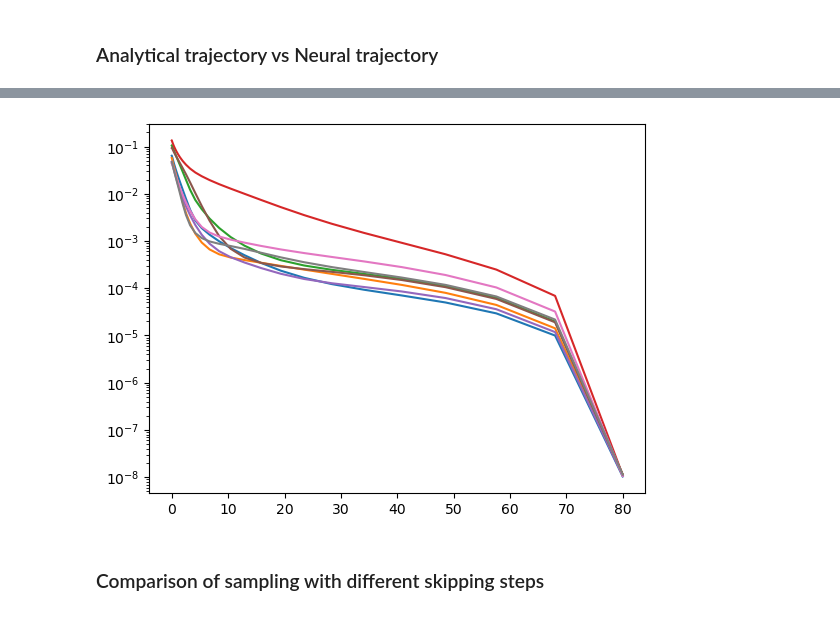
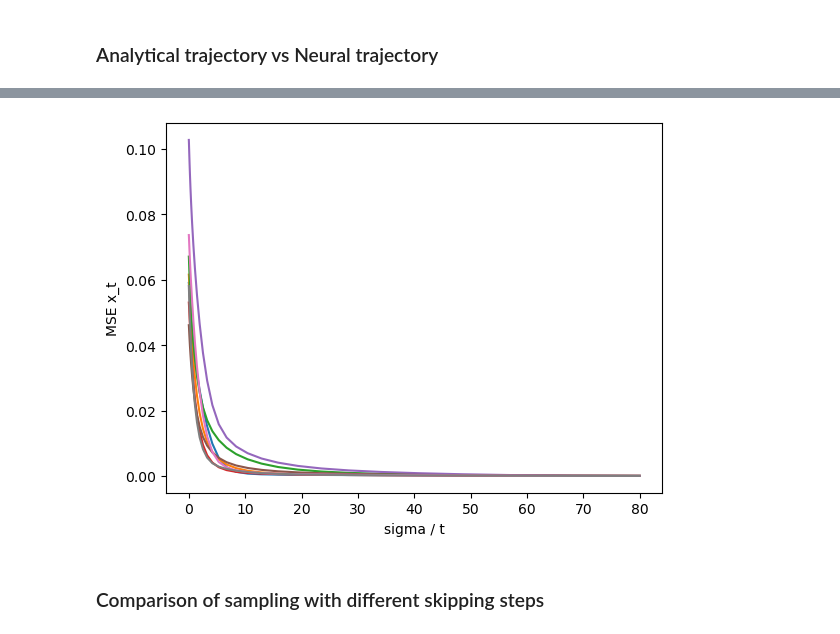
Before and after one commit to Animadversio/GaussianTeleportationDiffusion, a Jupyter notebook: notebooks/demo_edm_score.ipynb, the cells around one changed output, grey strips where cells are left out. Cells and saved outputs as stored; diff of their text form; code cells hidden in the pictures.

```diff
--- a/notebooks/demo_edm_score.ipynb
+++ b/notebooks/demo_edm_score.ipynb
@@ -198,7 +198,7 @@ PCA_name_dict = {"cifar32": "cifar32_PCA.pt",
                  "afhq64": "afhqv264_PCA.pt",
                  "imagenet64": "imagenet64_PCA.pt"}
 
-dataset_name = "cifar32" # choose from "cifar32", "ffhq64", "afhq64", "imagenet64"
+dataset_name = "afhq64" # choose from "cifar32", "ffhq64", "afhq64", "imagenet64"
 PCA_name = PCA_name_dict[dataset_name]
 ckpt_name = ckpt_name_dict[dataset_name]
 
@@ -272,12 +328,14 @@ display(mtg_edm)
 # %%
 # compute MSE
 mse_edm = ((x_traj_analy_imgs - x_traj_edm) ** 2).mean(dim=(2,3,4))
 plt.plot(t_steps.cpu().numpy(), mse_edm.cpu().numpy())
+plt.ylabel("MSE x_t")
+plt.xlabel("sigma / t")
 # plt.xscale("log")
-plt.yscale("log")
+# plt.yscale("log")
 plt.show()
 # %% [output]
-[figure, old version]
+[figure, new version]
 # %% [markdown]
 ### Comparison of sampling with different skipping steps
 # %%
```
Also changed, not shown: parts of 8 cells of this notebook, 8 other files.
